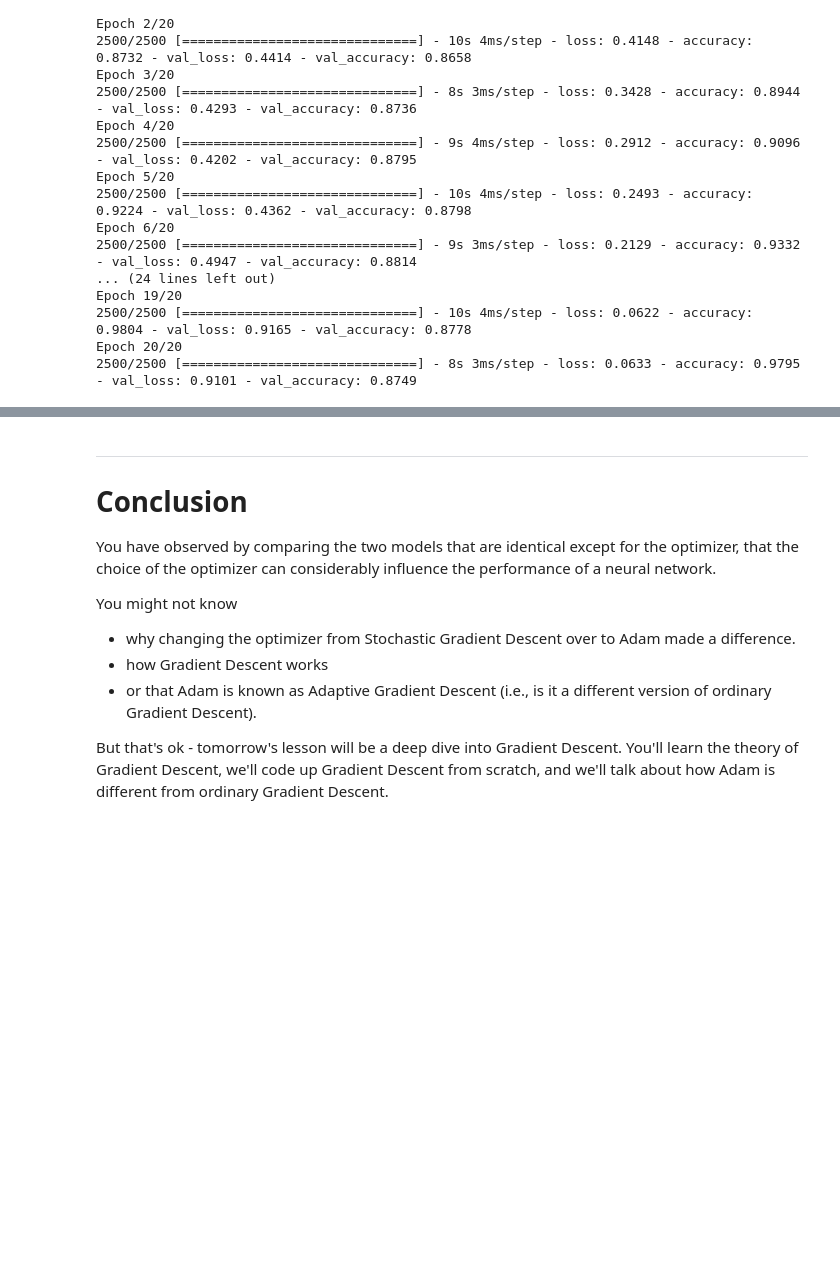
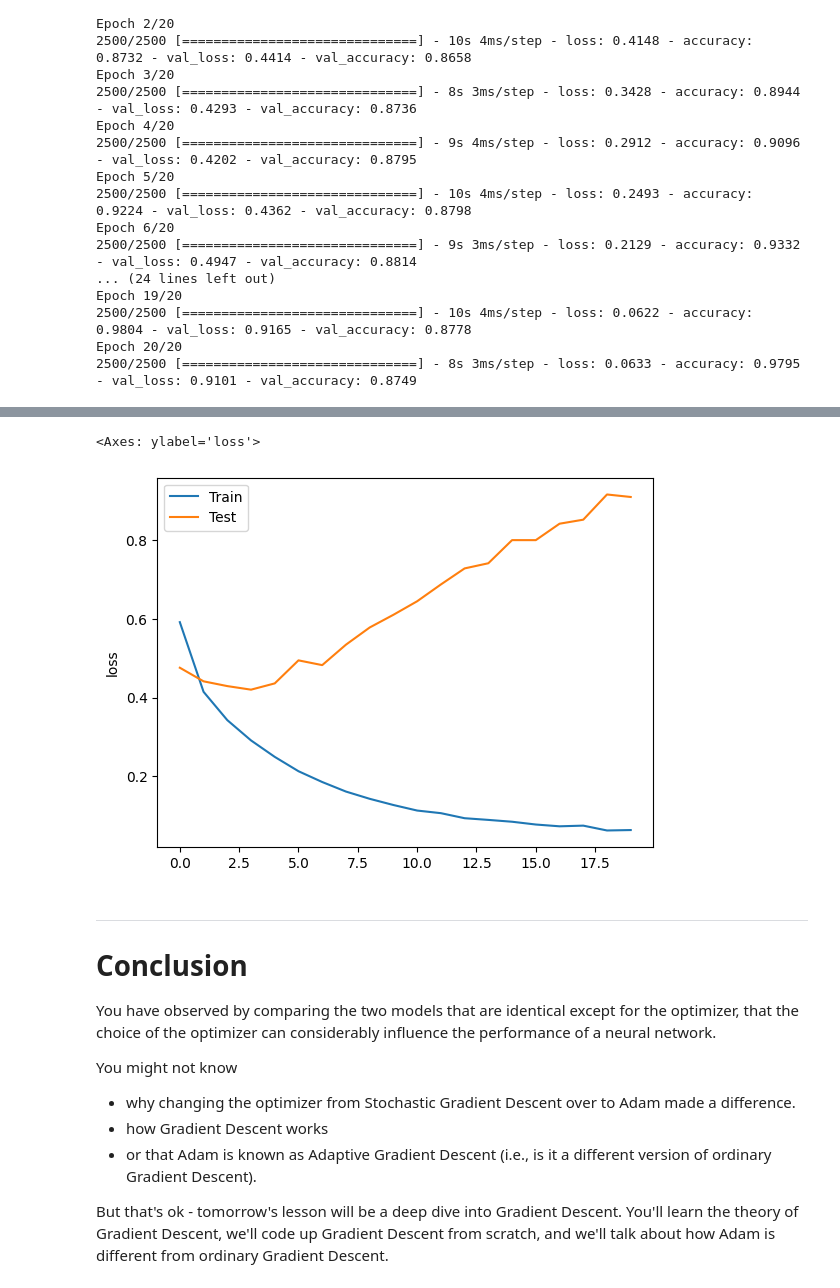
Before and after one commit to sikoh/Neural-Networks, a Jupyter notebook: Architect/NN_Architecture_Homework.ipynb, the cells around one changed output, grey strips where cells are left out. Cells and saved outputs as stored; diff of their text form; code cells hidden in the pictures; blank space fills up the shorter version.

```diff
--- a/Architect/NN_Architecture_Homework.ipynb
+++ b/Architect/NN_Architecture_Homework.ipynb
@@ -329,3 +317,13 @@ YOUR ANSWER HERE
+# %%
+results = adam_history.history
+df = pd.DataFrame.from_dict(results)
+
+epochs = list(range(len(df['loss'])))
+sns.lineplot(x=epochs, y=df['loss'], label='Train')
+sns.lineplot(x=epochs, y=df['val_loss'], label='Test')
+# %% [output]
+<Axes: ylabel='loss'>
+[figure, added]
 # %% [markdown]
 ------
 # Conclusion
```
Also changed, not shown: parts of 15 cells of this notebook.
